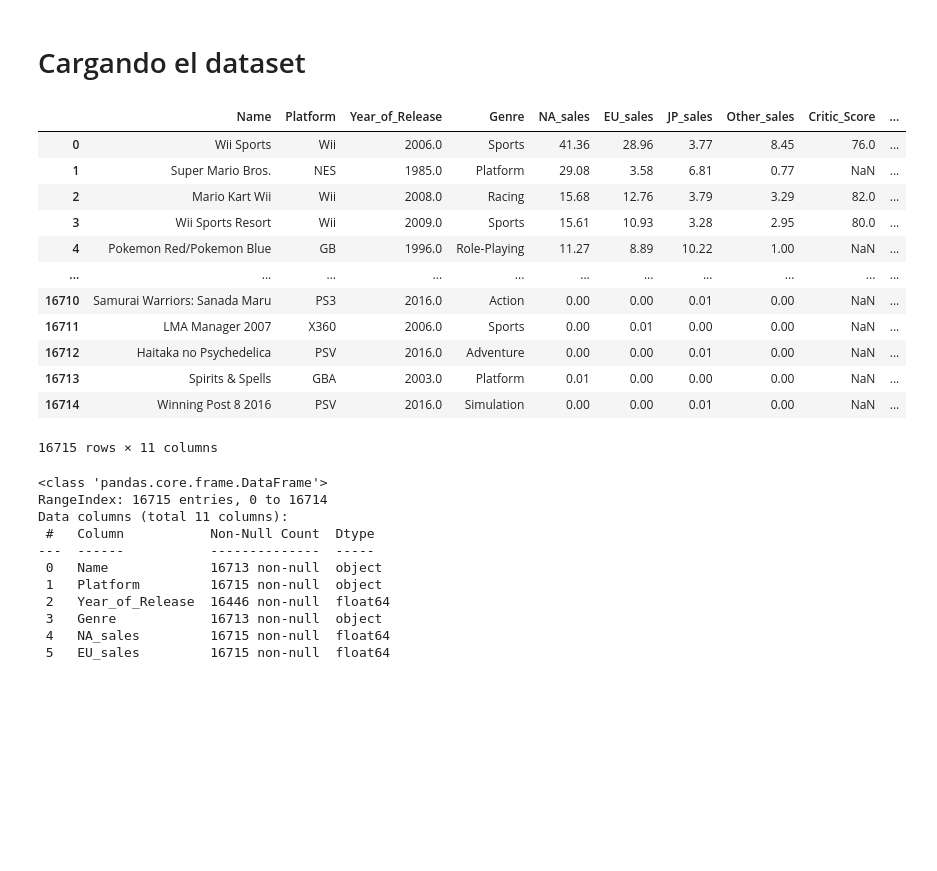
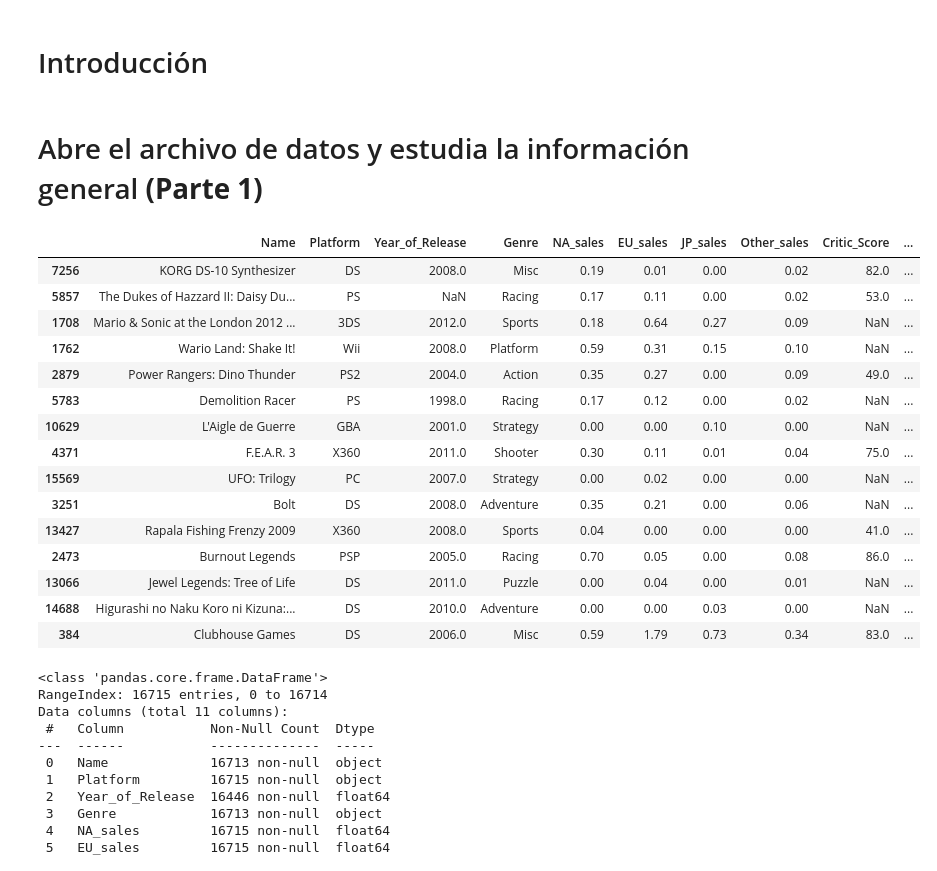
Before and after one commit to Davichobacter/data_science_tt, a Jupyter notebook: sprint_6/notebook.ipynb, the cells around one changed output. Cells and saved outputs as stored; diff of their text form; code cells hidden in the pictures; blank space fills up the shorter version.

Commit message:
Terminada la parte 1, y avance hasta la segunda columna de la segunda parte

```diff
--- a/sprint_6/notebook.ipynb
+++ b/sprint_6/notebook.ipynb
@@ -6,25 +8,31 @@ import seaborn as sns
-# %% [markdown]
-# Cargando el dataset
+# %% [markdown]
+# Introducción
+# %% [markdown]
+
+# Abre el archivo de datos y estudia la información general **(Parte 1)**
 # %%
 url = 'https://raw.githubusercontent.com/Davichobacter/data_science_tt/refs/heads/main/sprint_6/games.csv'
 
 df = pd.read_csv(url)
 # %%
-df
+df.sample(15)
 # %% [output]
 |  | Name | Platform | Year_of_Release | Genre | NA_sales | EU_sales | JP_sales | Other_sales | Critic_Score | ... |
-| 0 | Wii Sports | Wii | 2006.0 | Sports | 41.36 | 28.96 | 3.77 | 8.45 | 76.0 | ... |
-| 1 | Super Mario Bros. | NES | 1985.0 | Platform | 29.08 | 3.58 | 6.81 | 0.77 | NaN | ... |
-| 2 | Mario Kart Wii | Wii | 2008.0 | Racing | 15.68 | 12.76 | 3.79 | 3.29 | 82.0 | ... |
-| 3 | Wii Sports Resort | Wii | 2009.0 | Sports | 15.61 | 10.93 | 3.28 | 2.95 | 80.0 | ... |
-| 4 | Pokemon Red/Pokemon Blue | GB | 1996.0 | Role-Playing | 11.27 | 8.89 | 10.22 | 1.00 | NaN | ... |
-| ... | ... | ... | ... | ... | ... | ... | ... | ... | ... | ... |
-| 16710 | Samurai Warriors: Sanada Maru | PS3 | 2016.0 | Action | 0.00 | 0.00 | 0.01 | 0.00 | NaN | ... |
-| 16711 | LMA Manager 2007 | X360 | 2006.0 | Sports | 0.00 | 0.01 | 0.00 | 0.00 | NaN | ... |
-| 16712 | Haitaka no Psychedelica | PSV | 2016.0 | Adventure | 0.00 | 0.00 | 0.01 | 0.00 | NaN | ... |
-| 16713 | Spirits & Spells | GBA | 2003.0 | Platform | 0.01 | 0.00 | 0.00 | 0.00 | NaN | ... |
-| 16714 | Winning Post 8 2016 | PSV | 2016.0 | Simulation | 0.00 | 0.00 | 0.01 | 0.00 | NaN | ... |
+| 7256 | KORG DS-10 Synthesizer | DS | 2008.0 | Misc | 0.19 | 0.01 | 0.00 | 0.02 | 82.0 | ... |
+| 5857 | The Dukes of Hazzard II: Daisy Du... | PS | NaN | Racing | 0.17 | 0.11 | 0.00 | 0.02 | 53.0 | ... |
+| 1708 | Mario & Sonic at the London 2012 ... | 3DS | 2012.0 | Sports | 0.18 | 0.64 | 0.27 | 0.09 | NaN | ... |
+| 1762 | Wario Land: Shake It! | Wii | 2008.0 | Platform | 0.59 | 0.31 | 0.15 | 0.10 | NaN | ... |
+| 2879 | Power Rangers: Dino Thunder | PS2 | 2004.0 | Action | 0.35 | 0.27 | 0.00 | 0.09 | 49.0 | ... |
+| 5783 | Demolition Racer | PS | 1998.0 | Racing | 0.17 | 0.12 | 0.00 | 0.02 | NaN | ... |
+| 10629 | L'Aigle de Guerre | GBA | 2001.0 | Strategy | 0.00 | 0.00 | 0.10 | 0.00 | NaN | ... |
+| 4371 | F.E.A.R. 3 | X360 | 2011.0 | Shooter | 0.30 | 0.11 | 0.01 | 0.04 | 75.0 | ... |
+| 15569 | UFO: Trilogy | PC | 2007.0 | Strategy | 0.00 | 0.02 | 0.00 | 0.00 | NaN | ... |
+| 3251 | Bolt | DS | 2008.0 | Adventure | 0.35 | 0.21 | 0.00 | 0.06 | NaN | ... |
+| 13427 | Rapala Fishing Frenzy 2009 | X360 | 2008.0 | Sports | 0.04 | 0.00 | 0.00 | 0.00 | 41.0 | ... |
+| 2473 | Burnout Legends | PSP | 2005.0 | Racing | 0.70 | 0.05 | 0.00 | 0.08 | 86.0 | ... |
+| 13066 | Jewel Legends: Tree of Life | DS | 2011.0 | Puzzle | 0.00 | 0.04 | 0.00 | 0.01 | NaN | ... |
+| 14688 | Higurashi no Naku Koro ni Kizuna:... | DS | 2010.0 | Adventure | 0.00 | 0.00 | 0.03 | 0.00 | NaN | ... |
+| 384 | Clubhouse Games | DS | 2006.0 | Misc | 0.59 | 1.79 | 0.73 | 0.34 | 83.0 | ... |
-16715 rows × 11 columns
 # %%
 df.info()
 # %% [output]
```
Also changed, not shown: parts of 61 cells of this notebook.
